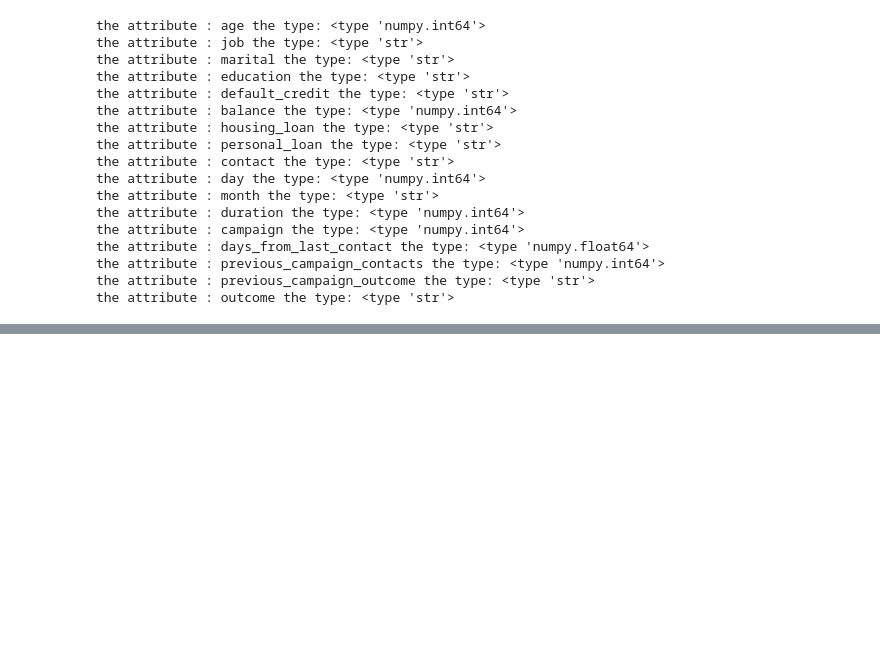
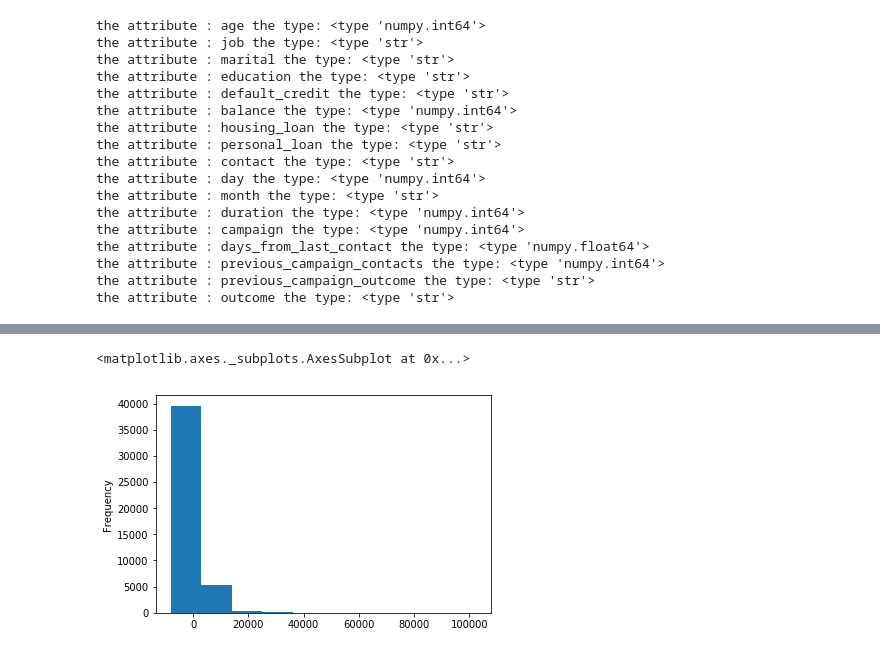
Before and after one commit to gefenk9/DataScience, a Jupyter notebook: ex1.ipynb, the cells around one changed output, grey strips where cells are left out. Saved outputs shown, nothing was run; the diff lists cells and outputs as text; code cells hidden in the pictures; blank space fills up the shorter version.

```diff
--- a/ex1.ipynb
+++ b/ex1.ipynb
@@ -52,3 +53,8 @@ the attribute : days_from_last_contact the type: <type 'numpy.float64'>
 the attribute : previous_campaign_contacts the type: <type 'numpy.int64'>
 the attribute : previous_campaign_outcome the type: <type 'str'>
 the attribute : outcome the type: <type 'str'>
+# %%
+array = df['contact'].values !='unknown'
+df.loc[:,'isContactKnown'] = pd.Series(array, index=df.index)
+# %%
+df["campaign"] = df["campaign"].astype('category')
@@ -54,0 +93,5 @@ the attribute : outcome the type: <type 'str'>
+# %%
+df["balance"].plot.hist()
+# %% [output]
+<matplotlib.axes._subplots.AxesSubplot at 0x...>
+[figure, added]
```
Also changed, not shown: parts of 12 cells of this notebook.
